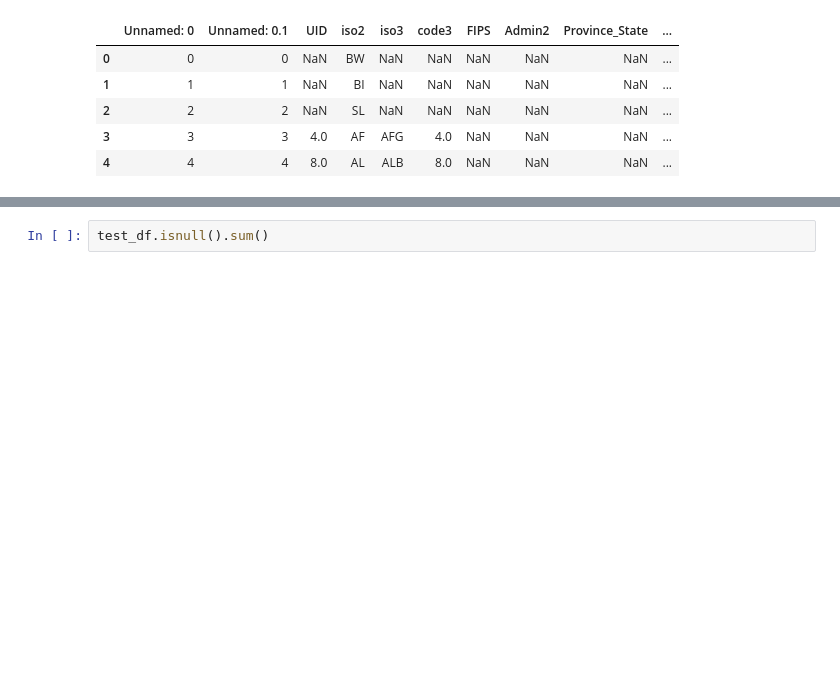
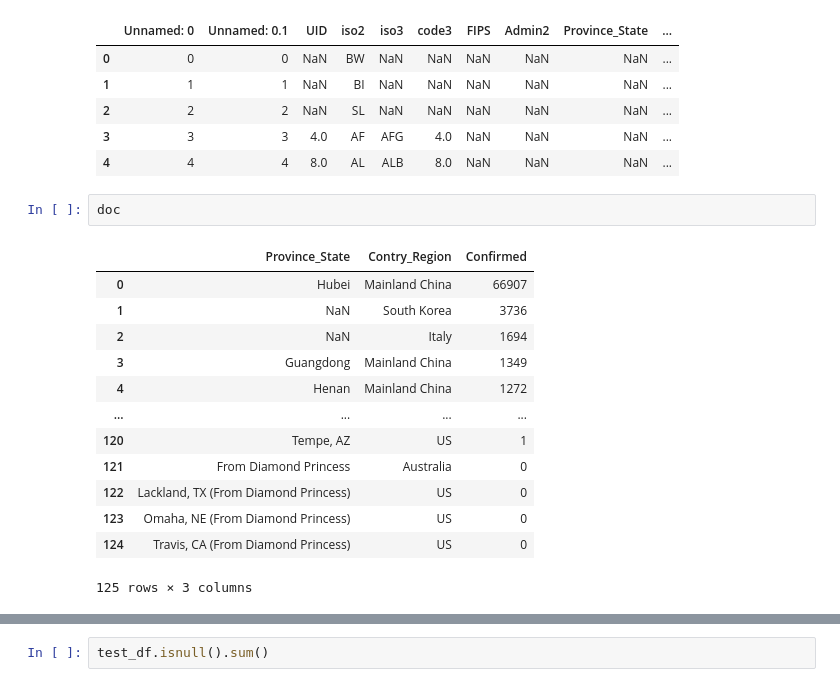
Before and after one commit to YouHyeonJu/data_study, a Jupyter notebook: 3415_0329.ipynb, the cells around one changed output, grey strips where cells are left out. Saved outputs shown, nothing was run; the diff lists cells and outputs as text; blank space fills up the shorter version.

```diff
--- a/3415_0329.ipynb
+++ b/3415_0329.ipynb
@@ -52,4 +52,20 @@ country_info.head()
 | 2 | 2 | 2 | NaN | SL | NaN | NaN | NaN | NaN | NaN | ... |
 | 3 | 3 | 3 | 4.0 | AF | AFG | 4.0 | NaN | NaN | NaN | ... |
 | 4 | 4 | 4 | 8.0 | AL | ALB | 8.0 | NaN | NaN | NaN | ... |
+# %%
+doc
+# %% [output]
+|  | Province_State | Contry_Region | Confirmed |
+| 0 | Hubei | Mainland China | 66907 |
+| 1 | NaN | South Korea | 3736 |
+| 2 | NaN | Italy | 1694 |
+| 3 | Guangdong | Mainland China | 1349 |
+| 4 | Henan | Mainland China | 1272 |
+| ... | ... | ... | ... |
+| 120 | Tempe, AZ | US | 1 |
+| 121 | From Diamond Princess | Australia | 0 |
+| 122 | Lackland, TX (From Diamond Princess) | US | 0 |
+| 123 | Omaha, NE (From Diamond Princess) | US | 0 |
+| 124 | Travis, CA (From Diamond Princess) | US | 0 |
+125 rows × 3 columns
 # %%
```
Also changed, not shown: parts of 13 cells of this notebook, 1 other file.
